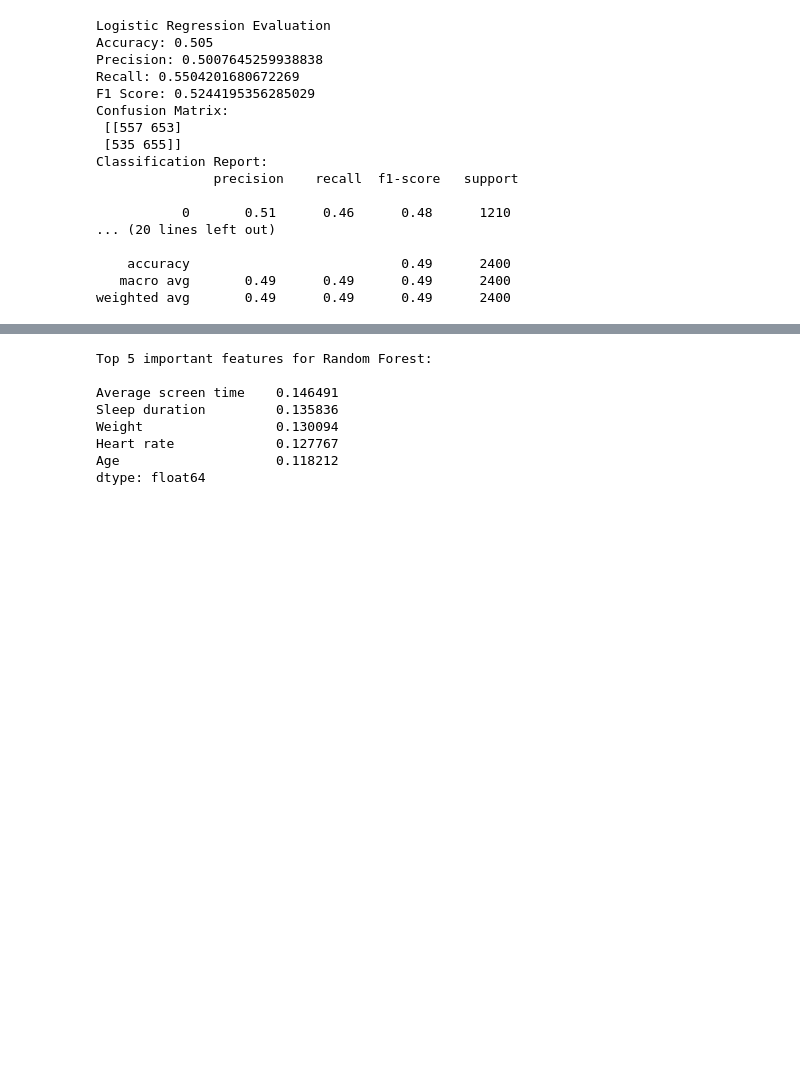
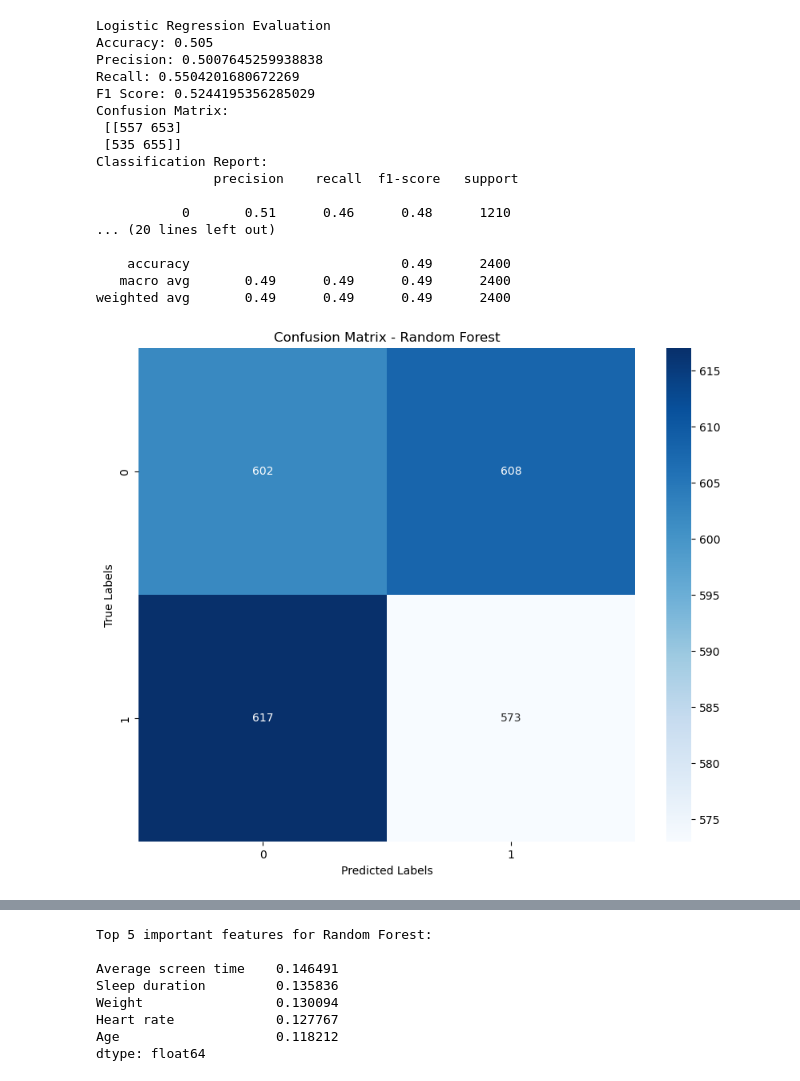
Before and after one commit to ALSABAEEI/MLA_Project, a Jupyter notebook: MLA_project_cb22018.ipynb, the cells around one changed output, grey strips where cells are left out. Cells and saved outputs as stored; diff of their text form; code cells hidden in the pictures; blank space fills up the shorter version.

```diff
--- a/MLA_project_cb22018.ipynb
+++ b/MLA_project_cb22018.ipynb
@@ -254,3 +257,15 @@ Classification Report:
     accuracy                           0.49      2400
    macro avg       0.49      0.49      0.49      2400
 weighted avg       0.49      0.49      0.49      2400
+# %%
+
+confusion = confusion_matrix(y_test, y_pred_rf)
+
+plt.figure(figsize=(10, 8))  # Adjusted to a reasonable size
+sns.heatmap(confusion, annot=True, cmap='Blues', fmt='d')
+plt.title('Confusion Matrix - Random Forest')
+plt.xlabel('Predicted Labels')
+plt.ylabel('True Labels')
+plt.show()
+# %% [output]
+[figure, added]
```
Also changed, not shown: parts of 19 cells of this notebook.
